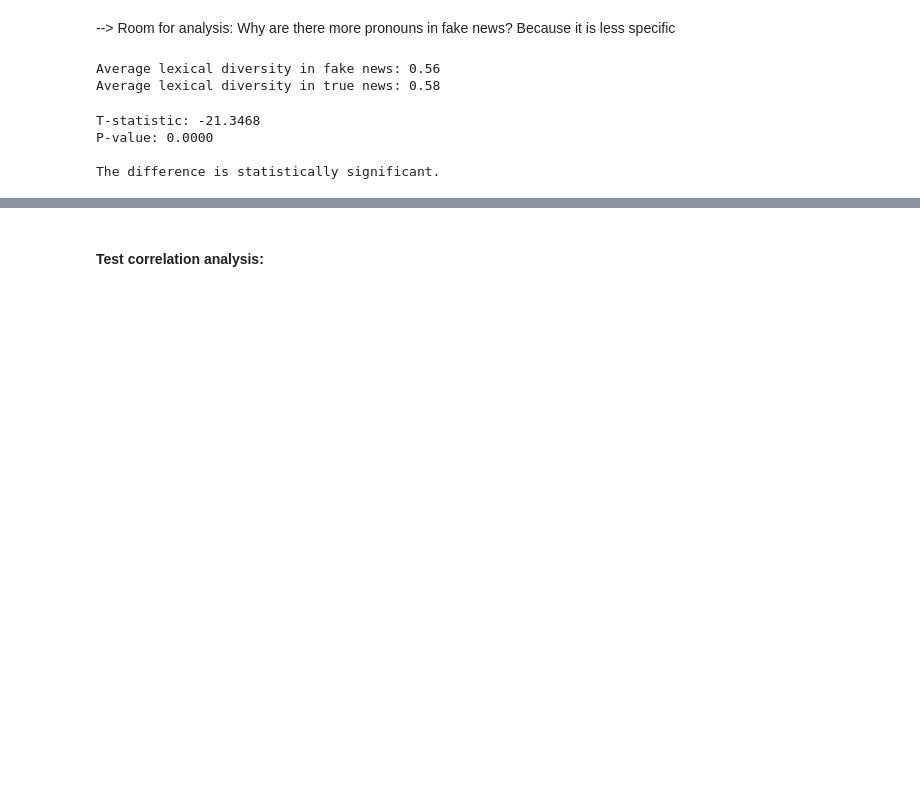
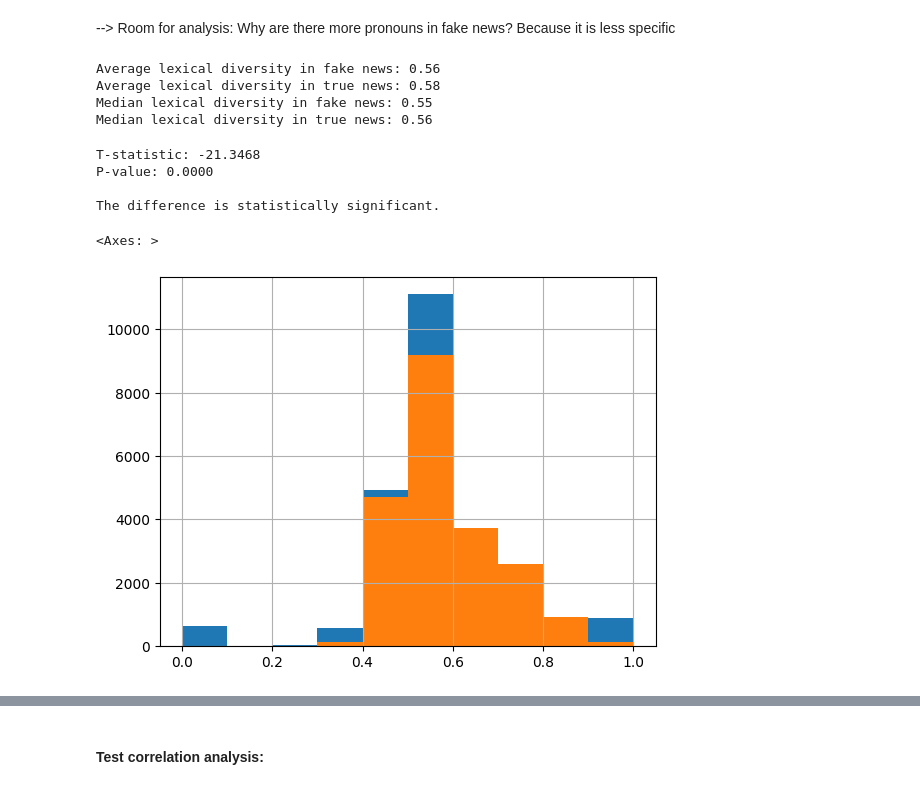
Before and after one commit to rhodemilk/fakeornah, a Jupyter notebook: FakeOrReal.ipynb, the cells around one changed output, grey strips where cells are left out. Saved outputs shown, nothing was run; the diff lists cells and outputs as text; code cells hidden in the pictures; blank space fills up the shorter version.

```diff
--- a/FakeOrReal.ipynb
+++ b/FakeOrReal.ipynb
@@ -200,6 +237,7 @@ def lexical_diversity_optimized(text):
 
     # 2. OPTIMIZATION: Filter for alphabetic words only
     words = [word for word in tokens if word.isalpha()]
+    # list comprehension - learn more
 
     # 3. Handle the edge case of no words being found
     if len(words) == 0:
@@ -219,11 +257,23 @@ df_true['lexical_diversity'] = df_true['text'].apply(lexical_diversity_optimized
 avg_fake_lex_div = df_fake['lexical_diversity'].mean()
 avg_true_lex_div = df_true['lexical_diversity'].mean()
 
+med_fake_lex_div = df_fake['lexical_diversity'].median()
+med_true_lex_div = df_true['lexical_diversity'].median()
+
 print(f"Average lexical diversity in fake news: {avg_fake_lex_div:.2f}")
 print(f"Average lexical diversity in true news: {avg_true_lex_div:.2f}")
+
+print(f"Median lexical diversity in fake news: {med_fake_lex_div:.2f}")
+print(f"Median lexical diversity in true news: {med_true_lex_div:.2f}")
+
+# can plot the mimimum to compare
+
+print("There is mild difference that is sigificant.")
 # %% [output]
 Average lexical diversity in fake news: 0.56
 Average lexical diversity in true news: 0.58
+Median lexical diversity in fake news: 0.55
+Median lexical diversity in true news: 0.56
 # %%
 # --- Statistical Testing for Lexical Diversity --- I used Gemini 2.5 code to test it out to see if the difference from above is significant
 
@@ -250,6 +303,13 @@ T-statistic: -21.3468
 P-value: 0.0000
 
 The difference is statistically significant.
+# %%
+df_fake['lexical_diversity'].hist()
+
+df_true['lexical_diversity'].hist()
+# %% [output]
+<Axes: >
+[figure, added]
 # %%
 import pandas as pd
 import seaborn as sns
```
Also changed, not shown: parts of 11 cells of this notebook.
